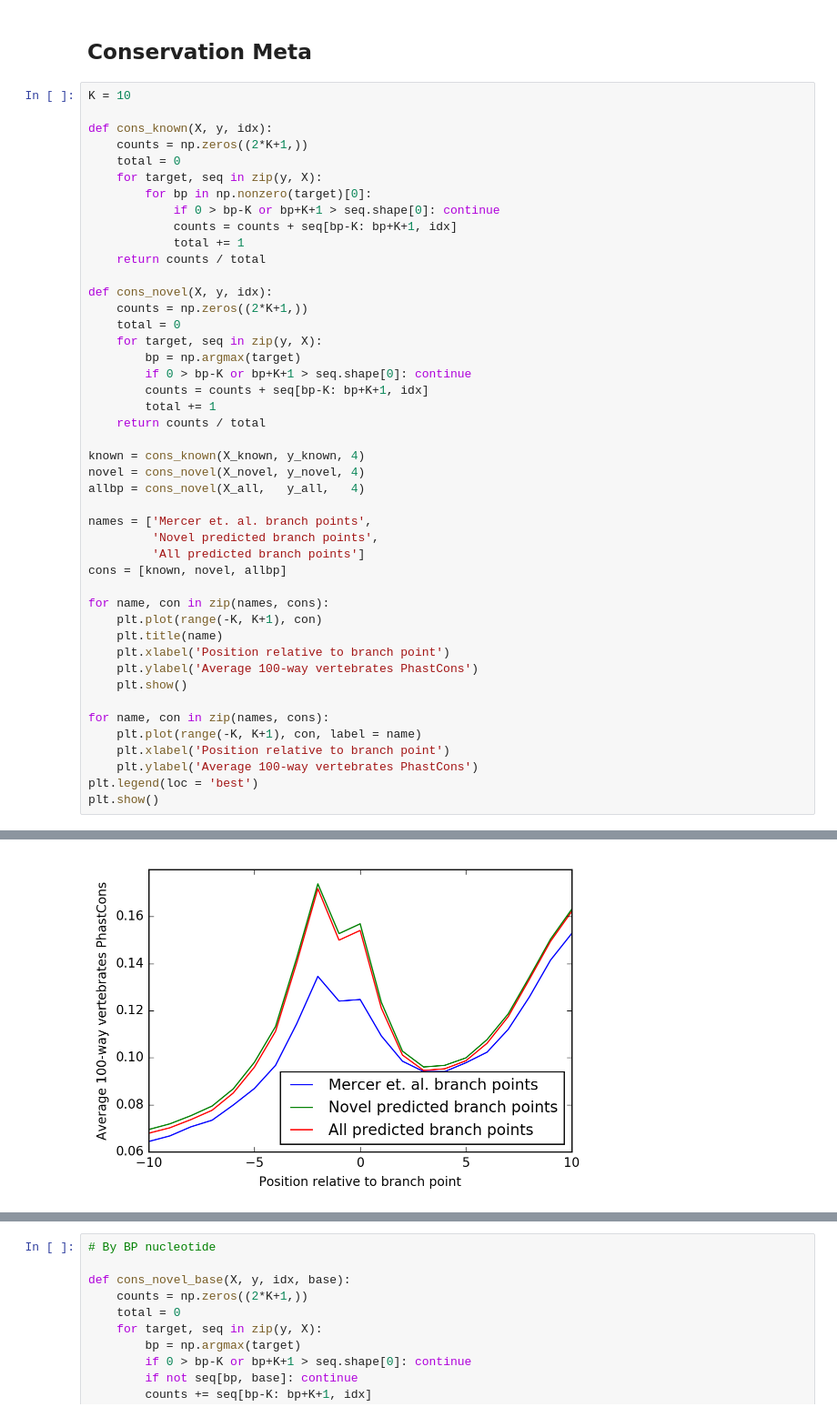
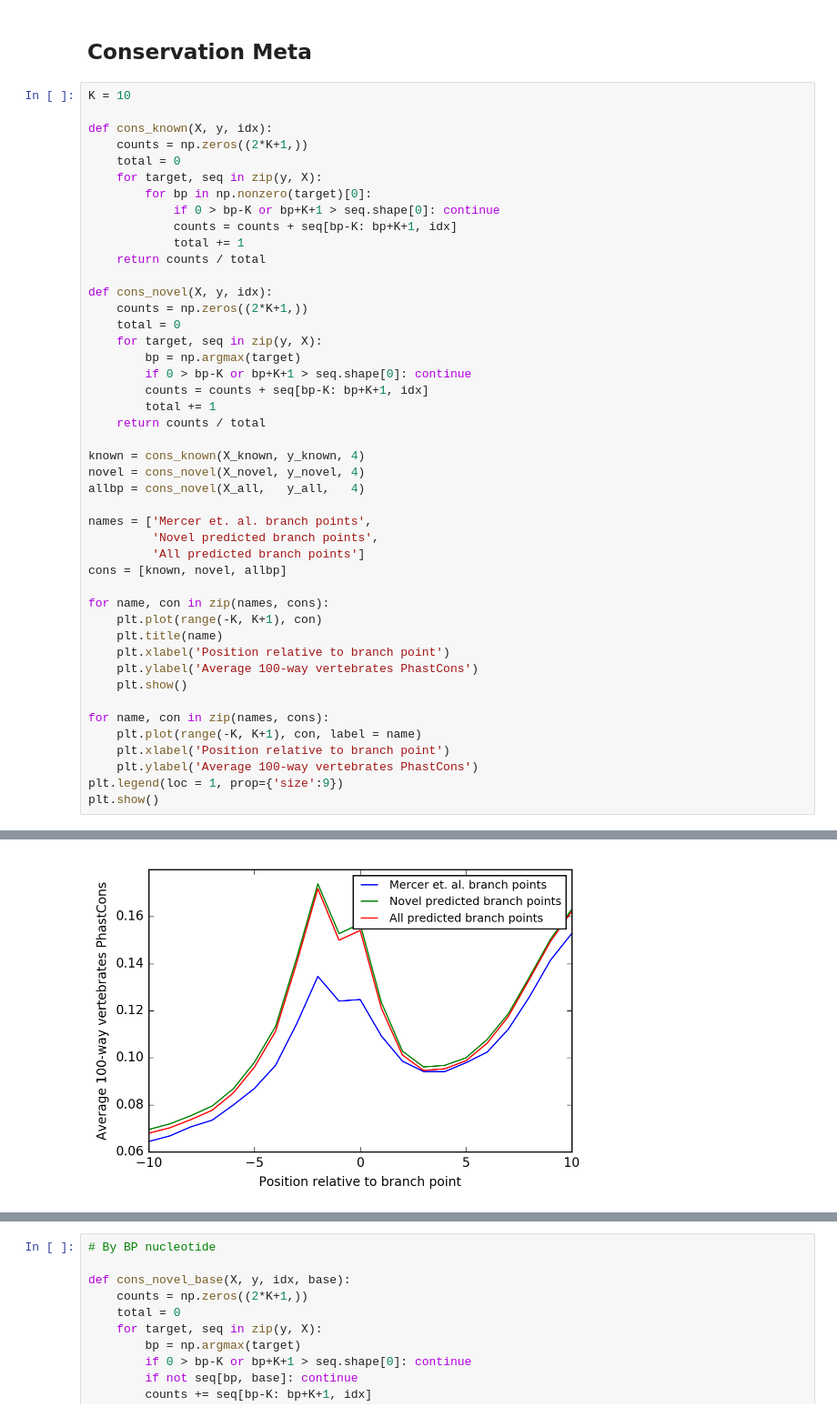
Before and after one commit to jpaggi/labranchor, a Jupyter notebook: notebooks/landscape_mercer.ipynb, the cells around one changed output, grey strips where cells are left out. Shown at 91% size. Saved outputs shown, nothing was run; the diff lists cells and outputs as text.

```diff
--- a/notebooks/landscape_mercer.ipynb
+++ b/notebooks/landscape_mercer.ipynb
@@ -162,35 +162,35 @@ def cons_novel(X, y, idx):
         if 0 > bp-K or bp+K+1 > seq.shape[0]: continue
         counts = counts + seq[bp-K: bp+K+1, idx]
         total += 1
     return counts / total
 
 known = cons_known(X_known, y_known, 4)
 novel = cons_novel(X_novel, y_novel, 4)
 allbp = cons_novel(X_all,   y_all,   4)
 
 names = ['Mercer et. al. branch points',
          'Novel predicted branch points',
          'All predicted branch points']
 cons = [known, novel, allbp]
 
 for name, con in zip(names, cons):
     plt.plot(range(-K, K+1), con)
     plt.title(name)
     plt.xlabel('Position relative to branch point')
     plt.ylabel('Average 100-way vertebrates PhastCons')
     plt.show()
 
 for name, con in zip(names, cons):
     plt.plot(range(-K, K+1), con, label = name)
     plt.xlabel('Position relative to branch point')
     plt.ylabel('Average 100-way vertebrates PhastCons')
-plt.legend(loc = 'best')
+plt.legend(loc = 1, prop={'size':9})
 plt.show()
 # %% [output]
 [figure]
 [figure]
 [figure]
-[figure, old version]
+[figure, new version]
 # %%
 known = cons_known(X_known, y_known, 5)
 novel = cons_novel(X_novel, y_novel, 5)
```
Also changed, not shown: parts of 7 cells of this notebook, 12 other files.
